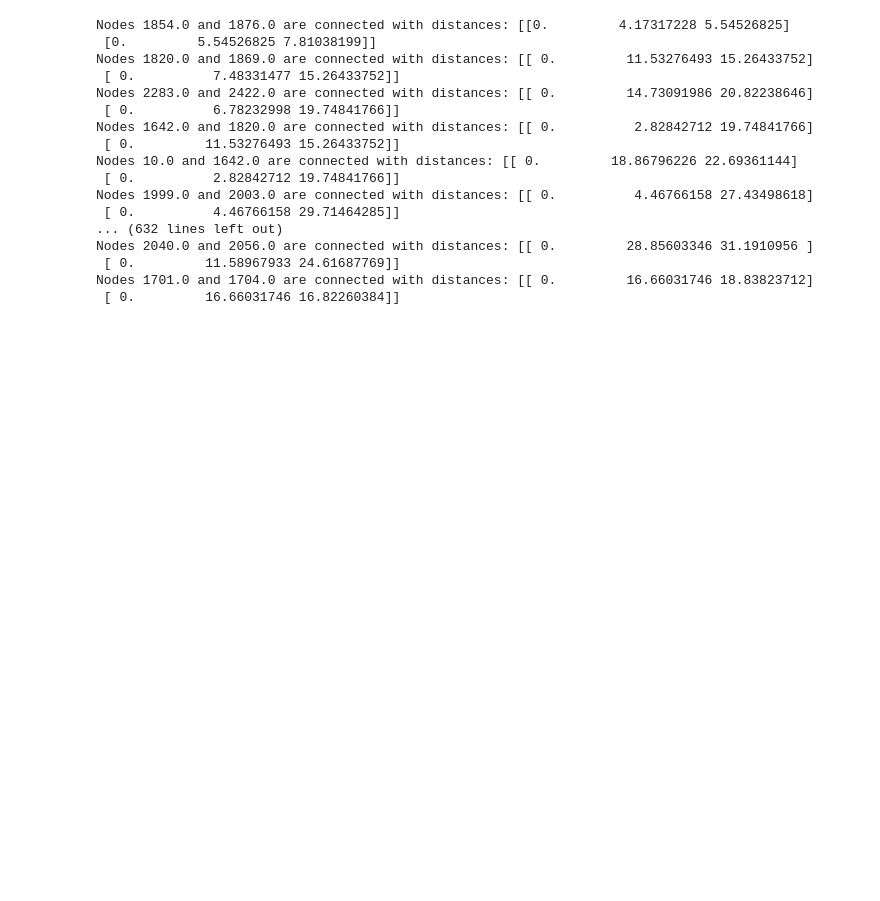
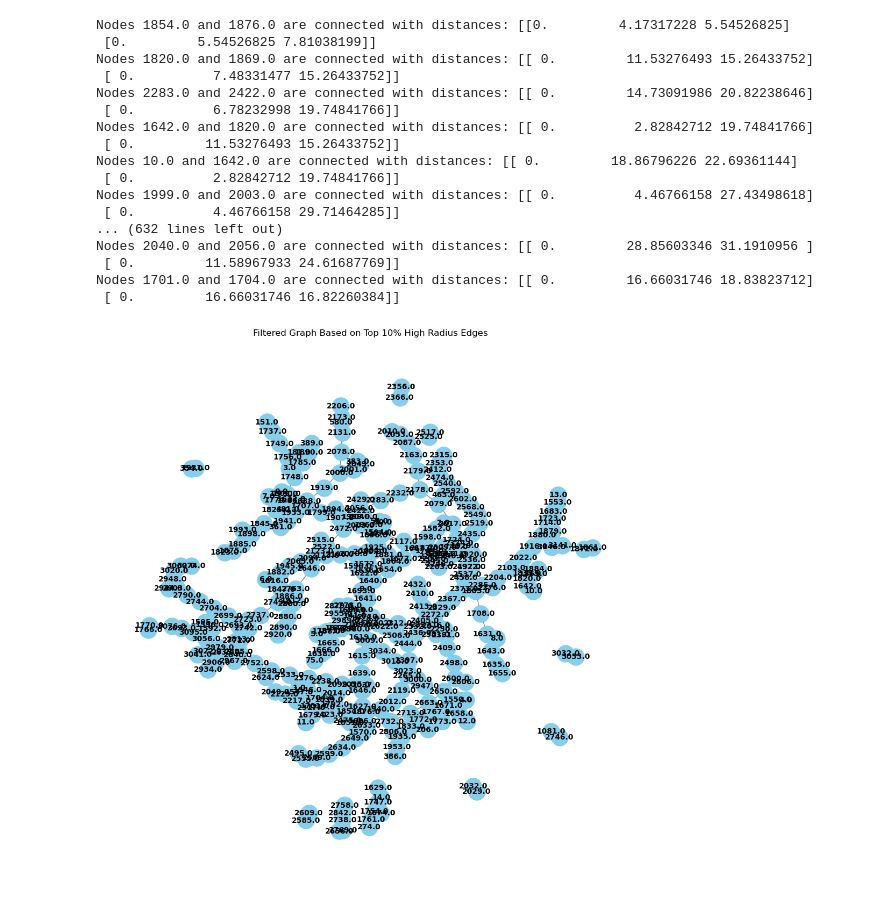
Before and after one commit to tomkys144/NetSci-Project, a Jupyter notebook: code/K-D_Tree.ipynb, the cells around one changed output. Saved outputs shown, nothing was run; the diff lists cells and outputs as text; code cells hidden in the pictures; blank space fills up the shorter version.

```diff
--- a/code/K-D_Tree.ipynb
+++ b/code/K-D_Tree.ipynb
@@ -318,3 +316,23 @@ Nodes 2040.0 and 2056.0 are connected with distances: [[ 0.         28.85603346
  [ 0.         11.58967933 24.61687769]]
 Nodes 1701.0 and 1704.0 are connected with distances: [[ 0.         16.66031746 18.83823712]
  [ 0.         16.66031746 16.82260384]]
+# %%
+import networkx as nx
+import matplotlib.pyplot as plt
+
+G = nx.Graph()
+
+for result in filtered_results:
+    node1 = result[0]
+    node2 = result[1]
+    G.add_edge(node1, node2)
+
+pos = nx.spring_layout(G)
+
+plt.figure(figsize=(10, 10))
+nx.draw(G, pos, with_labels=True, node_color='skyblue', node_size=500, font_size=10, font_weight='bold', edge_color='gray')
+
+plt.title("Filtered Graph Based on Top 10% High Radius Edges")
+plt.show()
+# %% [output]
+[figure, added]
```
Also changed, not shown: parts of 1 cell of this notebook.
